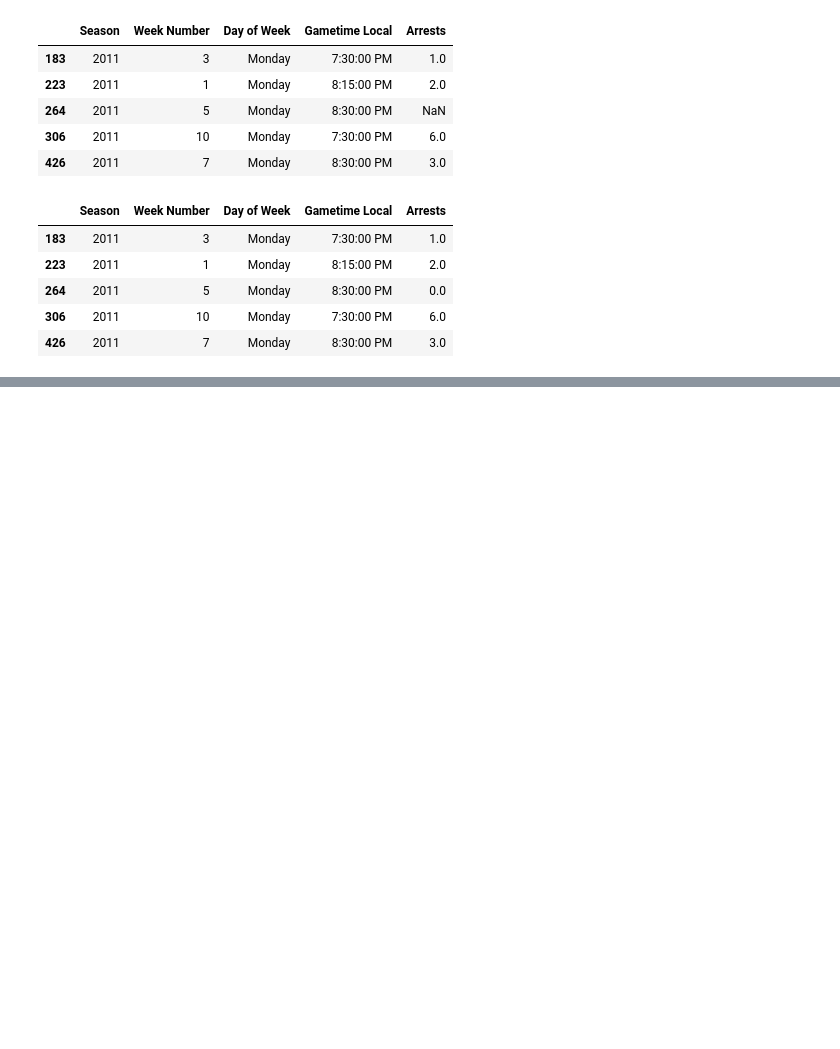
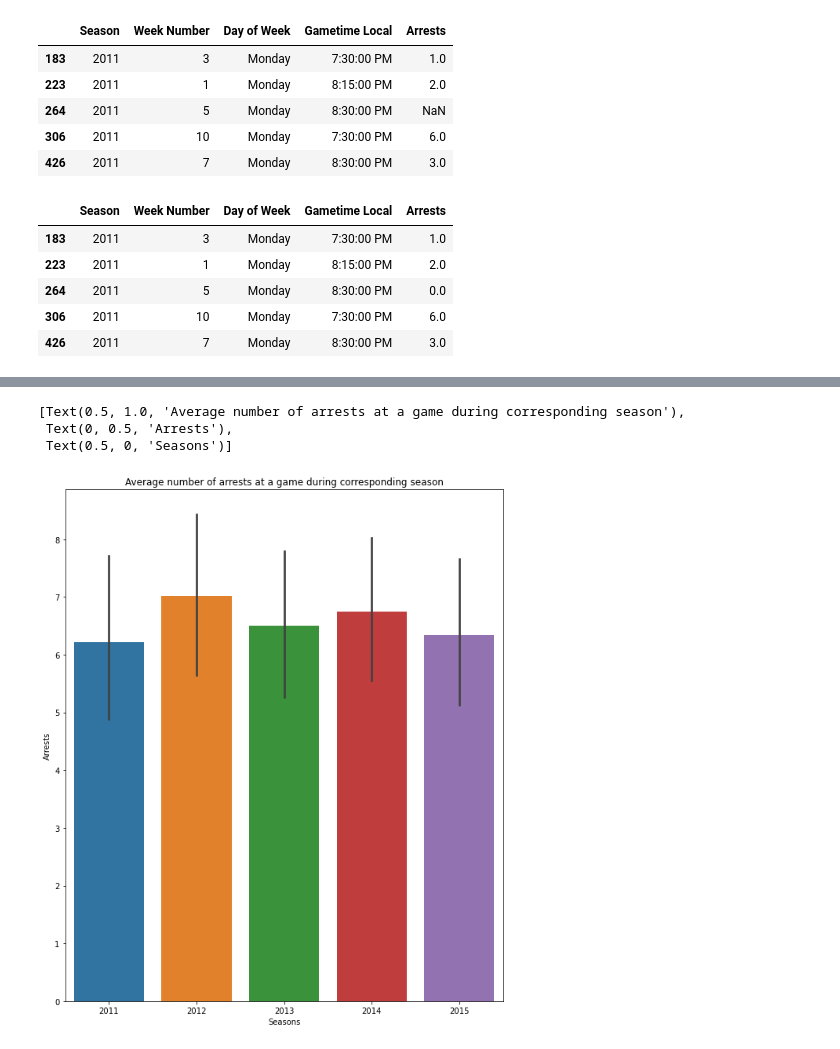
Before and after one commit to ubco-W2022T1-cosc301/project-group03, a Jupyter notebook: notebooks/analysis2.ipynb, the cells around one changed output, grey strips where cells are left out. Drawn from its saved outputs; the diff is of its cells as text; code cells hidden in the pictures; blank space fills up the shorter version.

```diff
--- a/notebooks/analysis2.ipynb
+++ b/notebooks/analysis2.ipynb
@@ -216,0 +243,8 @@ finaldf.head()
+# %%
+f, ax = plt.subplots(figsize=(10,12)) #Change figure size
+sns.barplot(x='Season', y = 'Arrests', data=projectdf).set(title='Average number of arrests at a game during corresponding season',ylabel='Arrests', xlabel='Seasons') #PLot barplot
+# %% [output]
+[Text(0.5, 1.0, 'Average number of arrests at a game during corresponding season'),
+ Text(0, 0.5, 'Arrests'),
+ Text(0.5, 0, 'Seasons')]
+[figure, added]
```
Also changed, not shown: parts of 15 cells of this notebook, 2 other files.
